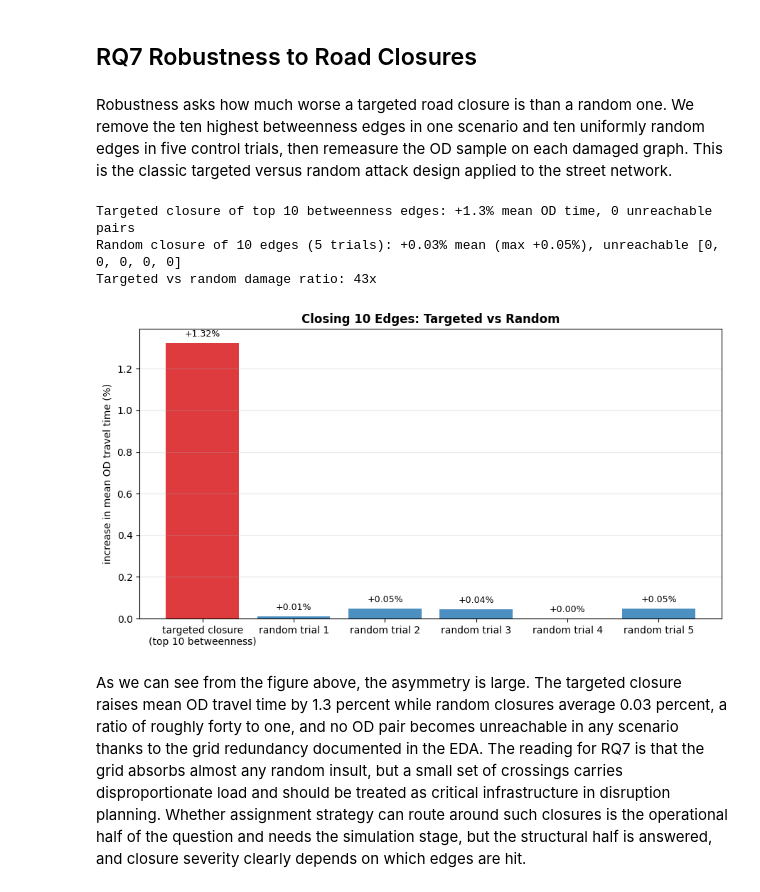
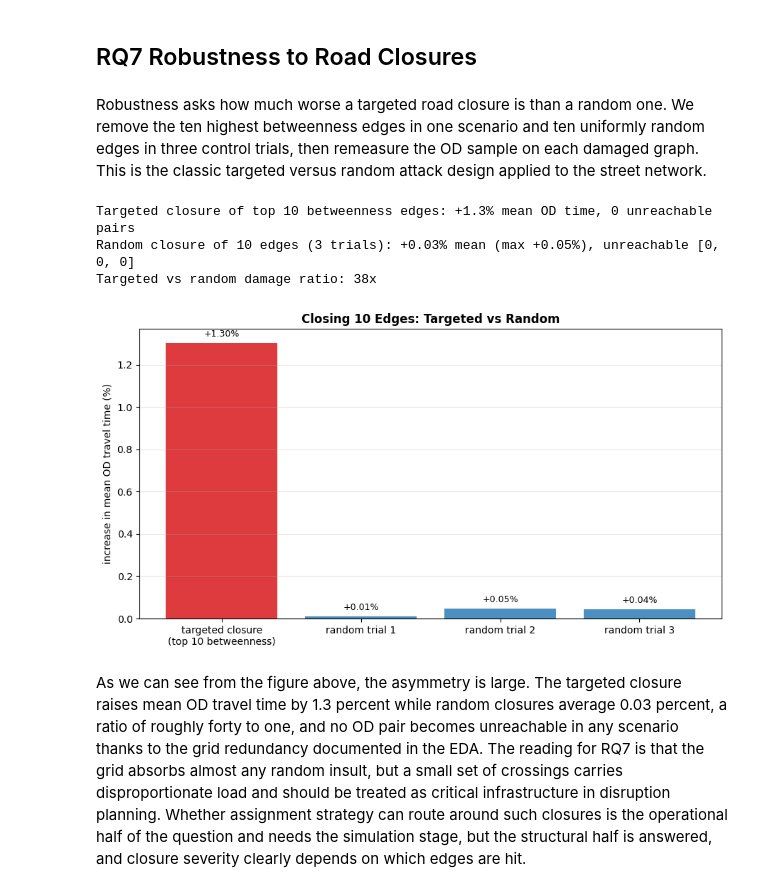
Before and after one commit to brycegrover/6400-final-project, a Jupyter notebook: notebooks/04_network_analysis.ipynb, the cells around one changed output. Drawn from its saved outputs; the diff is of its cells as text; code cells hidden in the pictures.

```diff
--- a/notebooks/04_network_analysis.ipynb
+++ b/notebooks/04_network_analysis.ipynb
@@ -108,8 +108,8 @@ The bottleneck question asks whether simple metrics find the choke points or whe
 # %%
 # approximate travel time weighted edge betweenness centrality
 t0 = time.time()
-ebc = nx.edge_betweenness_centrality(G, k=350, weight="travel_time", seed=42)
-print(f"Edge betweenness computed in {time.time() - t0:.0f}s (k=350 source sample)")
+ebc = nx.edge_betweenness_centrality(G, k=150, weight="travel_time", seed=42)
+print(f"Edge betweenness computed in {time.time() - t0:.0f}s (k=150 source sample)")
 
 ebc_series = pd.Series({(u, v, k): val for (u, v, k), val in ebc.items()}, name="betweenness")
 edges_key = edges_p.reset_index().drop(columns=["aadt"], errors="ignore")
@@ -206,21 +206,21 @@ for _, r in upgrade.iterrows():
 
 up_times, up_unreach = od_travel_times(G_up)
 gain = 100 * (base_times.mean() - up_times.mean()) / base_times.mean()
-print(f"\nMean OD time: {base_times.mean():.2f} -> {up_times.mean():.2f} min ({gain:.1f}% improvement from 10 edges)")
+print(f"\nMean OD time: {base_times.mean():.2f} -> {up_times.mean():.2f} min ({gain:.2f}% improvement from {len(upgrade)} edges)")
 
 # same sized upgrade on random slow edges as a control
 rand_gains = []
 slow_pool = edges_key[(edges_key["speed_kph"] < 40) & (~edges_key["highway"].astype(str).str.contains("motorway"))]
-for trial in range(5):
+for trial in range(3):
     G_r = G.copy()
-    pick = slow_pool.sample(10, random_state=trial)
+    pick = slow_pool.sample(len(upgrade), random_state=trial)
     for _, r in pick.iterrows():
         e = G_r.edges[r["u"], r["v"], r["key"]]
         e["speed_kph"] = 48.0
         e["travel_time"] = float(e["length"]) / (48.0 / 3.6)
     r_times, _ = od_travel_times(G_r)
     rand_gains.append(100 * (base_times.mean() - r_times.mean()) / base_times.mean())
-print(f"Random upgrade control, mean improvement over 5 trials: {np.mean(rand_gains):.2f}% (max {np.max(rand_gains):.2f}%)")
+print(f"Random upgrade control, mean improvement over 3 trials: {np.mean(rand_gains):.2f}% (max {np.max(rand_gains):.2f}%)")
 # %% [output]
 Edges selected for the simulated upgrade:
                      street  speed_kph  betweenness
@@ -305,7 +302,7 @@ As we can see from the results above, clustered restaurants reach the demand sam
 # %% [markdown]
 ## RQ7 Robustness to Road Closures
 # %% [markdown]
-Robustness asks how much worse a targeted road closure is than a random one. We remove the ten highest betweenness edges in one scenario and ten uniformly random edges in five control trials, then remeasure the OD sample on each damaged graph. This is the classic targeted versus random attack design applied to the street network.
+Robustness asks how much worse a targeted road closure is than a random one. We remove the ten highest betweenness edges in one scenario and ten uniformly random edges in three control trials, then remeasure the OD sample on each damaged graph. This is the classic targeted versus random attack design applied to the street network.
 # %%
 # closure experiment: remove the top 10 betweenness edges vs 10 random edges
 def closure_impact(graph, edge_list):
@@ -320,36 +317,36 @@ t_delta = 100 * (t_mean - base_times.mean()) / base_times.mean()
 
 rand_deltas, rand_unreach = [], []
 all_edges = edges_key[["u", "v", "key"]].to_numpy()
-for trial in range(5):
+for trial in range(3):
     idx = np.random.default_rng(trial).choice(len(all_edges), size=10, replace=False)
     r_mean, r_un = closure_impact(G, [tuple(e) for e in all_edges[idx]])
     rand_deltas.append(100 * (r_mean - base_times.mean()) / base_times.mean())
     rand_unreach.append(r_un)
 
 print(f"Targeted closure of top 10 betweenness edges: +{t_delta:.1f}% mean OD time, {t_unreach} unreachable pairs")
-print(f"Random closure of 10 edges (5 trials): +{np.mean(rand_deltas):.2f}% mean (max +{np.max(rand_deltas):.2f}%), unreachable {rand_unreach}")
+print(f"Random closure of 10 edges (3 trials): +{np.mean(rand_deltas):.2f}% mean (max +{np.max(rand_deltas):.2f}%), unreachable {rand_unreach}")
 print(f"Targeted vs random damage ratio: {t_delta / max(np.mean(rand_deltas), 1e-9):.0f}x")
 # %% [output]
 Targeted closure of top 10 betweenness edges: +1.3% mean OD time, 0 unreachable pairs
-Random closure of 10 edges (5 trials): +0.03% mean (max +0.05%), unreachable [0, 0, 0, 0, 0]
-Targeted vs random damage ratio: 43x
+Random closure of 10 edges (3 trials): +0.03% mean (max +0.05%), unreachable [0, 0, 0]
+Targeted vs random damage ratio: 38x
 # %%
 # closure robustness figure
 fig, ax = plt.subplots(figsize=(9, 5))
-labels = ["targeted closure\n(top 10 betweenness)"] + [f"random trial {i + 1}" for i in range(5)]
+labels = ["targeted closure\n(top 10 betweenness)"] + [f"random trial {i + 1}" for i in range(3)]
 vals = [t_delta] + rand_deltas
-colors = ["#d7191c"] + ["#2c7bb6"] * 5
+colors = ["#d7191c"] + ["#2c7bb6"] * 3
 b = ax.bar(labels, vals, color=colors, alpha=0.85)
 for bar, v in zip(b, vals):
     ax.text(bar.get_x() + bar.get_width() / 2, bar.get_height() + 0.02, f"+{v:.2f}%", ha="center", va="bottom", fontsize=9)
 ax.set_ylabel("increase in mean OD travel time (%)")
 ax.set_title("Closing 10 Edges: Targeted vs Random", fontweight="bold")
 ax.grid(axis="y", alpha=0.3)
 plt.tight_layout()
 plt.savefig(OUTPUTS / "10_closure_robustness.png", dpi=200)
 plt.show()
 # %% [output]
-[figure, old version]
+[figure, new version]
 # %% [markdown]
 As we can see from the figure above, the asymmetry is large. The targeted closure raises mean OD travel time by 1.3 percent while random closures average 0.03 percent, a ratio of roughly forty to one, and no OD pair becomes unreachable in any scenario thanks to the grid redundancy documented in the EDA. The reading for RQ7 is that the grid absorbs almost any random insult, but a small set of crossings carries disproportionate load and should be treated as critical infrastructure in disruption planning. Whether assignment strategy can route around such closures is the operational half of the question and needs the simulation stage, but the structural half is answered, and closure severity clearly depends on which edges are hit.
 # %% [markdown]
```
Also changed, not shown: parts of 10 cells of this notebook, 17 other files.
